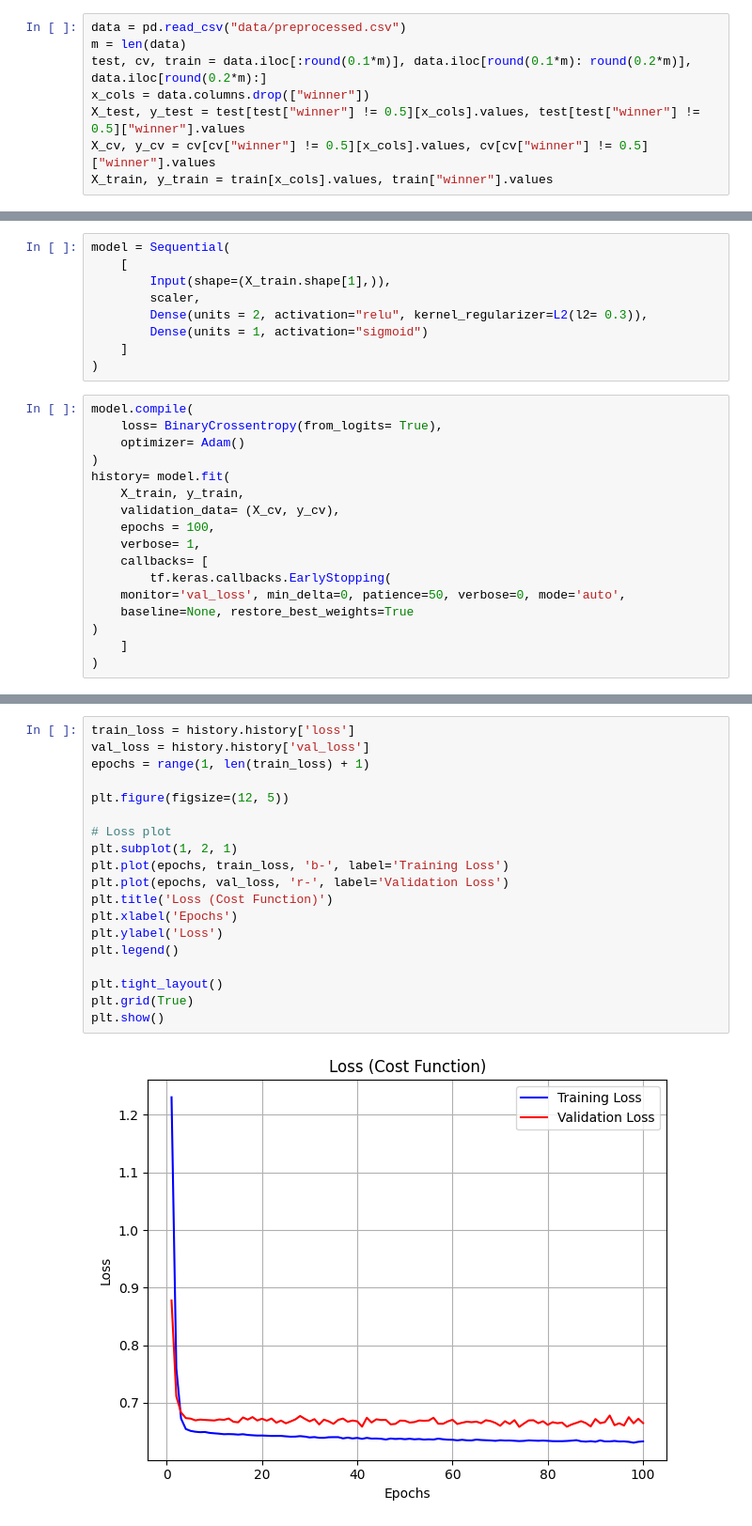
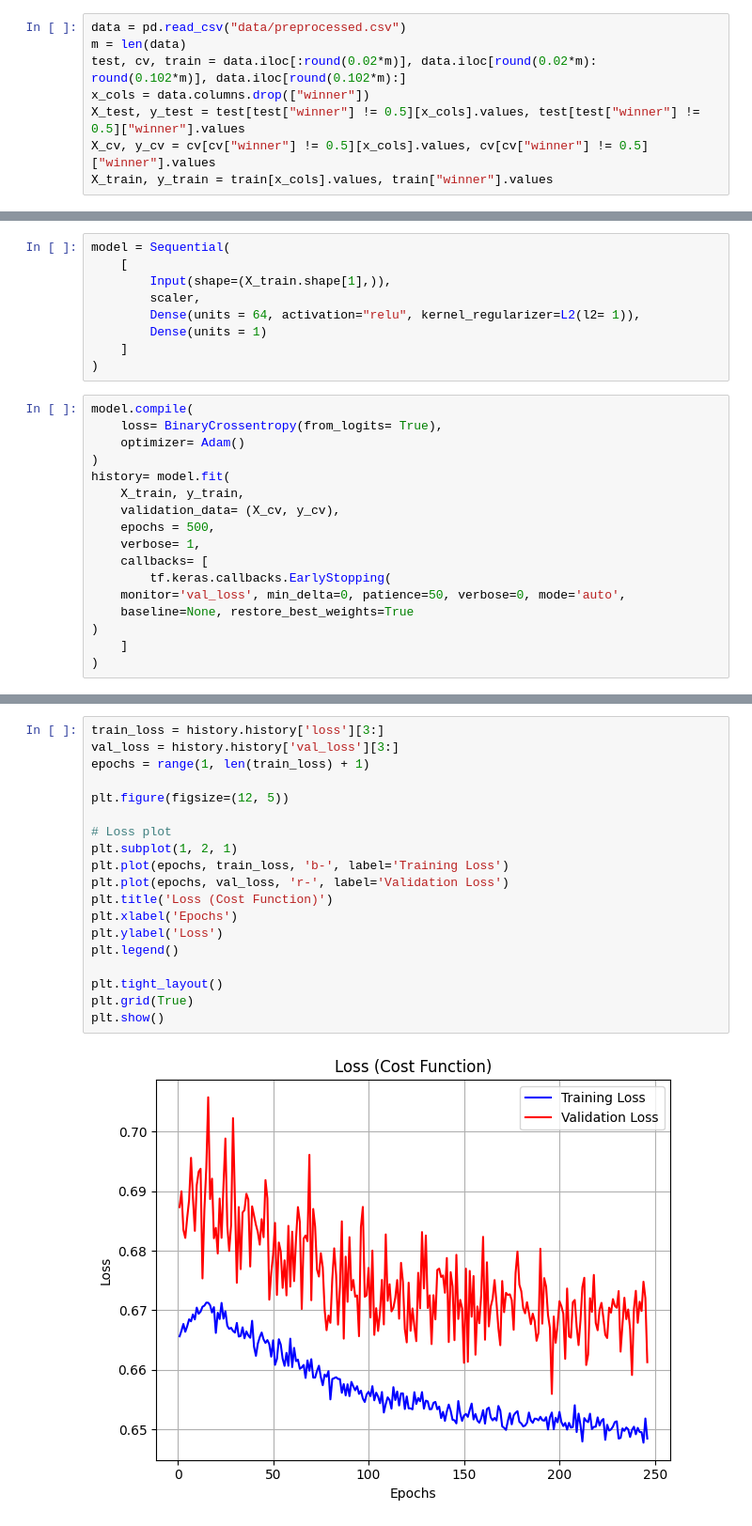
Before and after one commit to Luka582/ufc-prediction, a Jupyter notebook: ufc_pred/train_nn.ipynb, the cells around one changed output, grey strips where cells are left out. Shown: that part at 94% size. Drawn from its saved outputs; the diff is of its cells as text.

```diff
--- a/ufc_pred/train_nn.ipynb
+++ b/ufc_pred/train_nn.ipynb
@@ -26,7 +12,7 @@ To enable the following instructions: AVX2 AVX512F AVX512_VNNI FMA, in other ope
 # %%
 data = pd.read_csv("data/preprocessed.csv")
 m = len(data)
-test, cv, train = data.iloc[:round(0.1*m)], data.iloc[round(0.1*m): round(0.2*m)], data.iloc[round(0.2*m):]
+test, cv, train = data.iloc[:round(0.02*m)], data.iloc[round(0.02*m): round(0.102*m)], data.iloc[round(0.102*m):]
 x_cols = data.columns.drop(["winner"])
 X_test, y_test = test[test["winner"] != 0.5][x_cols].values, test[test["winner"] != 0.5]["winner"].values
 X_cv, y_cv = cv[cv["winner"] != 0.5][x_cols].values, cv[cv["winner"] != 0.5]["winner"].values
@@ -41,8 +27,8 @@ model = Sequential(
     [
         Input(shape=(X_train.shape[1],)),
         scaler,
-        Dense(units = 2, activation="relu", kernel_regularizer=L2(l2= 0.3)),
-        Dense(units = 1, activation="sigmoid")
+        Dense(units = 64, activation="relu", kernel_regularizer=L2(l2= 1)),
+        Dense(units = 1)
     ]
 )
 # %%
@@ -53,7 +39,7 @@ model.compile(
 history= model.fit(
     X_train, y_train,
     validation_data= (X_cv, y_cv),
-    epochs = 100,
+    epochs = 500,
     verbose= 1,
     callbacks= [
         tf.keras.callbacks.EarlyStopping(
@@ -84,22 +69,22 @@ Epoch 100/100
 # %%
-train_loss = history.history['loss']
-val_loss = history.history['val_loss']
+train_loss = history.history['loss'][3:]
+val_loss = history.history['val_loss'][3:]
 epochs = range(1, len(train_loss) + 1)
 
 plt.figure(figsize=(12, 5))
 
 # Loss plot
 plt.subplot(1, 2, 1)
 plt.plot(epochs, train_loss, 'b-', label='Training Loss')
 plt.plot(epochs, val_loss, 'r-', label='Validation Loss')
 plt.title('Loss (Cost Function)')
 plt.xlabel('Epochs')
 plt.ylabel('Loss')
 plt.legend()
 
 plt.tight_layout()
 plt.grid(True)
 plt.show()
 # %% [output]
-[figure, old version]
+[figure, new version]
 # %%
```
Also changed, not shown: parts of 7 cells of this notebook, 5 other files.
